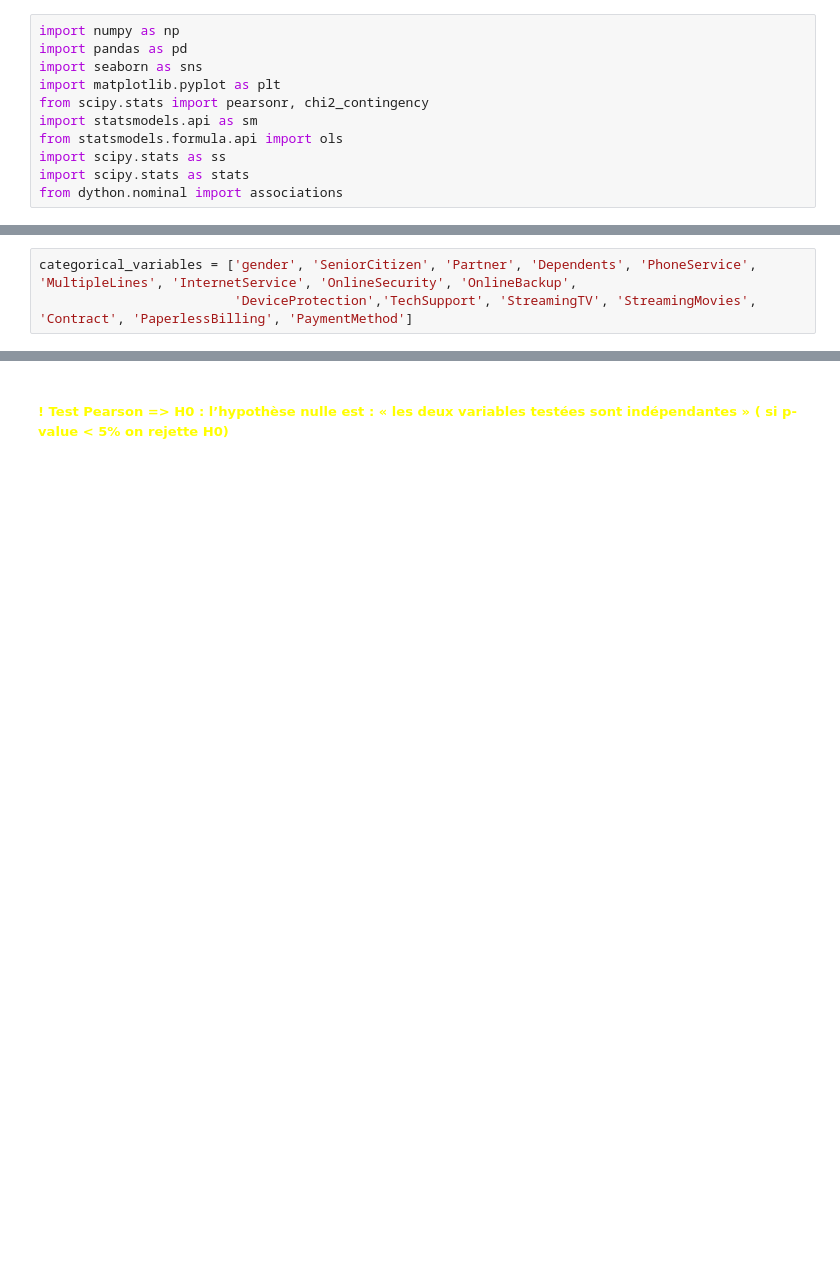
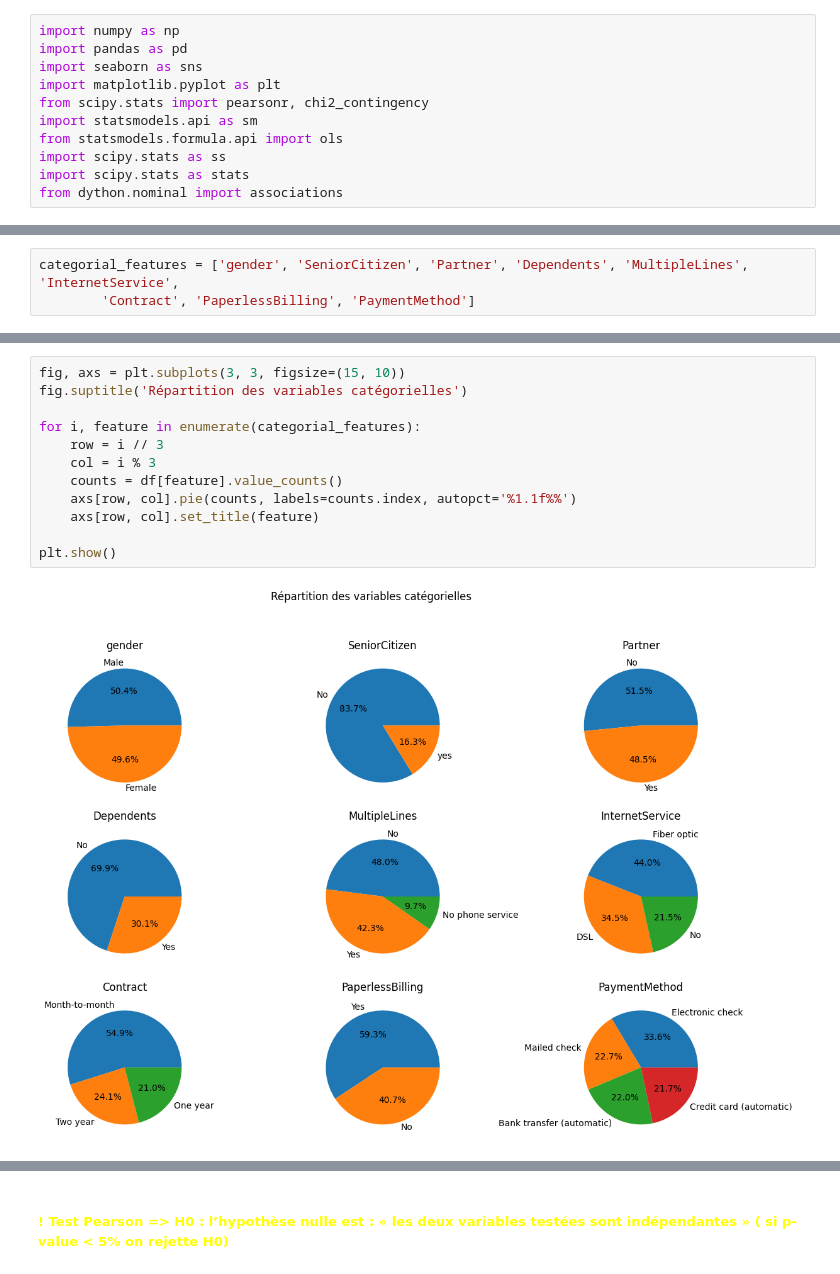
Before and after one commit to Noura-ou/Projet_Churn_Telco, a Jupyter notebook: src/02_analyse.ipynb, the cells around one changed output, grey strips where cells are left out. Drawn from its saved outputs; the diff is of its cells as text; blank space fills up the shorter version.

```diff
--- a/src/02_analyse.ipynb
+++ b/src/02_analyse.ipynb
@@ -24,3 +26,3 @@ df.head()
 # %%
-categorical_variables = ['gender', 'SeniorCitizen', 'Partner', 'Dependents', 'PhoneService', 'MultipleLines', 'InternetService', 'OnlineSecurity', 'OnlineBackup',
-                         'DeviceProtection','TechSupport', 'StreamingTV', 'StreamingMovies', 'Contract', 'PaperlessBilling', 'PaymentMethod']
+categorial_features = ['gender', 'SeniorCitizen', 'Partner', 'Dependents', 'MultipleLines', 'InternetService',
+        'Contract', 'PaperlessBilling', 'PaymentMethod']
@@ -34,0 +77,14 @@ df[categorical_variables].describe()
+# %%
+fig, axs = plt.subplots(3, 3, figsize=(15, 10))
+fig.suptitle('Répartition des variables catégorielles')
+
+for i, feature in enumerate(categorial_features):
+    row = i // 3
+    col = i % 3
+    counts = df[feature].value_counts()
+    axs[row, col].pie(counts, labels=counts.index, autopct='%1.1f%%')
+    axs[row, col].set_title(feature)
+
+plt.show()
+# %% [output]
+[figure, added]
```
Also changed, not shown: parts of 19 cells of this notebook, 5 other files.
